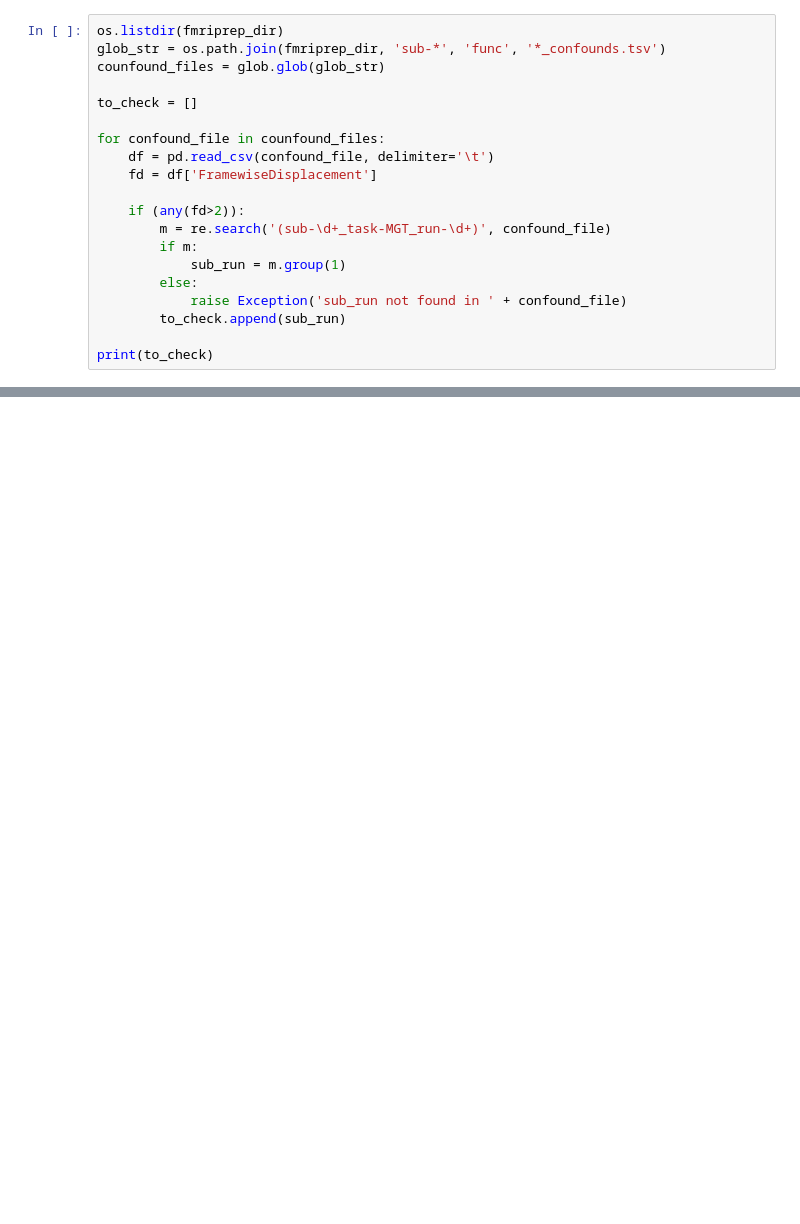
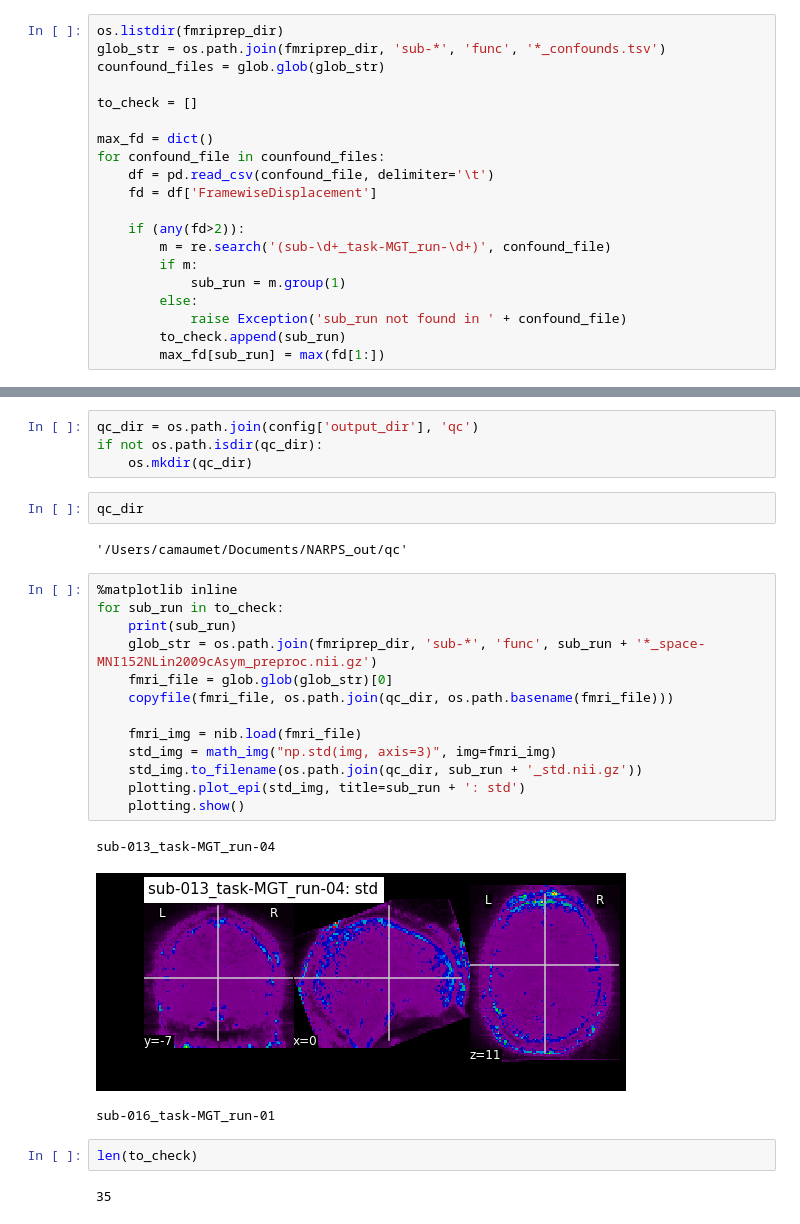
Before and after one commit to cmaumet/NARPS, a Jupyter notebook: qc/motion_qc.ipynb, the cells around one changed output, grey strips where cells are left out. Cells and saved outputs as stored; diff of their text form; blank space fills up the shorter version.

```diff
--- a/qc/motion_qc.ipynb
+++ b/qc/motion_qc.ipynb
@@ -18,6 +22,7 @@ counfound_files = glob.glob(glob_str)
 
 to_check = []
 
+max_fd = dict()
 for confound_file in counfound_files:
     df = pd.read_csv(confound_file, delimiter='\t')
     fd = df['FramewiseDisplacement']
@@ -29,5 +34,4 @@ for confound_file in counfound_files:
         else:
             raise Exception('sub_run not found in ' + confound_file)
         to_check.append(sub_run)
-
-print(to_check)
+        max_fd[sub_run] = max(fd[1:])
@@ -35,0 +58,29 @@ print(to_check)
+# %%
+qc_dir = os.path.join(config['output_dir'], 'qc')
+if not os.path.isdir(qc_dir):
+    os.mkdir(qc_dir)
+# %%
+qc_dir
+# %% [output]
+'/Users/camaumet/Documents/NARPS_out/qc'
+# %%
+%matplotlib inline
+for sub_run in to_check:
+    print(sub_run)
+    glob_str = os.path.join(fmriprep_dir, 'sub-*', 'func', sub_run + '*_space-MNI152NLin2009cAsym_preproc.nii.gz')
+    fmri_file = glob.glob(glob_str)[0]
+    copyfile(fmri_file, os.path.join(qc_dir, os.path.basename(fmri_file)))
+
+    fmri_img = nib.load(fmri_file)
+    std_img = math_img("np.std(img, axis=3)", img=fmri_img)
+    std_img.to_filename(os.path.join(qc_dir, sub_run + '_std.nii.gz'))
+    plotting.plot_epi(std_img, title=sub_run + ': std')
+    plotting.show()
+# %% [output]
+sub-013_task-MGT_run-04
+[figure, added]
+sub-016_task-MGT_run-01
+# %%
+len(to_check)
+# %% [output]
+35
```
Also changed, not shown: parts of 5 cells of this notebook.
